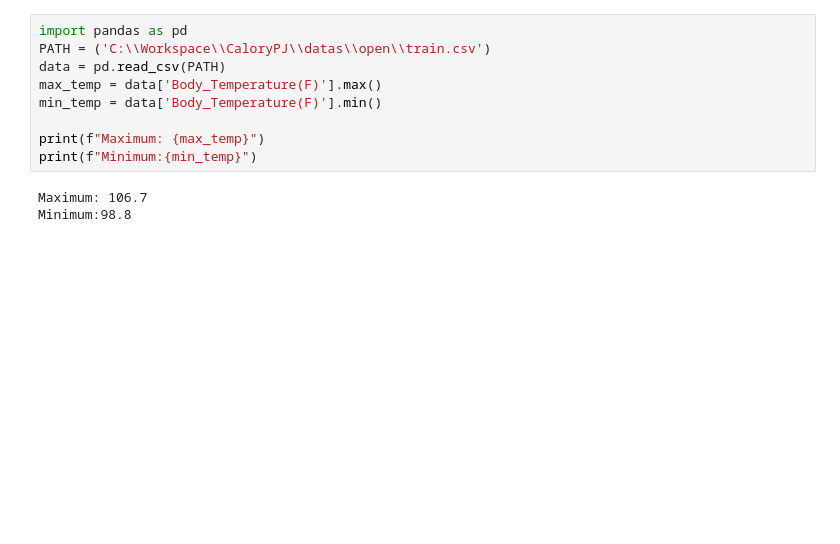
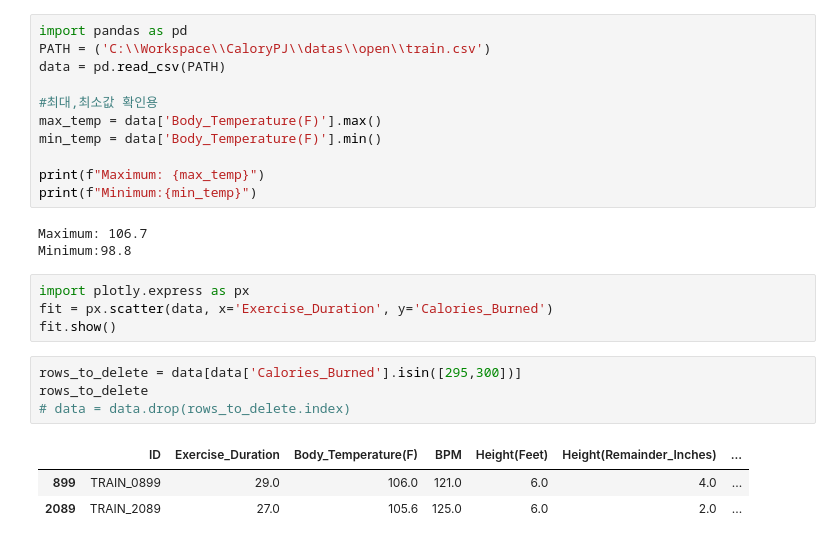
Before and after one commit to jungssg/CaloryPJ, a Jupyter notebook: preprocess.ipynb, the cells around one changed output. Drawn from its saved outputs; the diff is of its cells as text; blank space fills up the shorter version.

Commit message:
data process1

```diff
--- a/preprocess.ipynb
+++ b/preprocess.ipynb
@@ -2,6 +2,8 @@
 import pandas as pd
 PATH = ('C:\\Workspace\\CaloryPJ\\datas\\open\\train.csv')
 data = pd.read_csv(PATH)
+
+#최대,최소값 확인용
 max_temp = data['Body_Temperature(F)'].max()
 min_temp = data['Body_Temperature(F)'].min()
 
@@ -10,6 +12,18 @@ print(f"Minimum:{min_temp}")
 # %% [output]
 Maximum: 106.7
 Minimum:98.8
+# %%
+import plotly.express as px
+fit = px.scatter(data, x='Exercise_Duration', y='Calories_Burned')
+fit.show()
+# %%
+rows_to_delete = data[data['Calories_Burned'].isin([295,300])]
+rows_to_delete
+# data = data.drop(rows_to_delete.index)
+# %% [output]
+|  | ID | Exercise_Duration | Body_Temperature(F) | BPM | Height(Feet) | Height(Remainder_Inches) | ... |
+| 899 | TRAIN_0899 | 29.0 | 106.0 | 121.0 | 6.0 | 4.0 | ... |
+| 2089 | TRAIN_2089 | 27.0 | 105.6 | 125.0 | 6.0 | 2.0 | ... |
 # %%
 import pandas as pd
 import matplotlib.pyplot as plt
```
Also changed, not shown: parts of 2 cells of this notebook, 1 other file.
